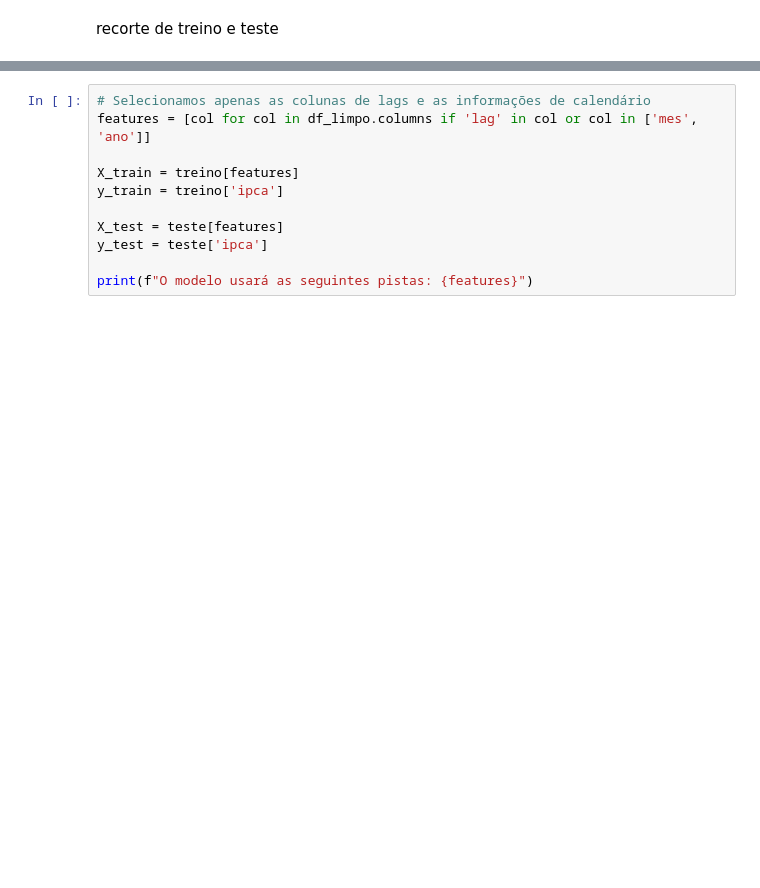
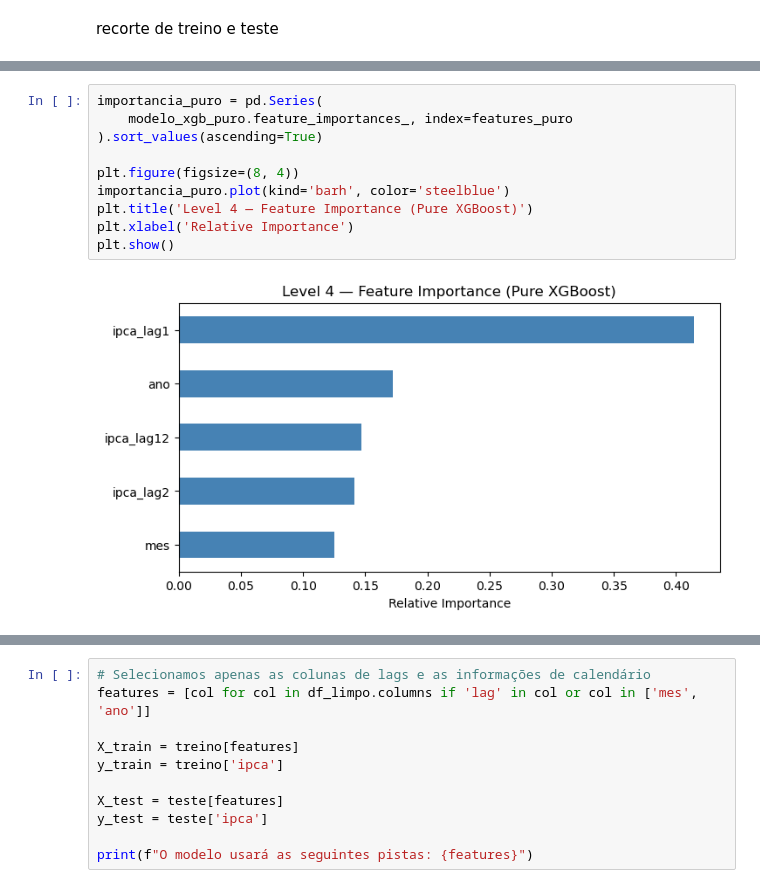
Before and after one commit to Marques07/IPCA-Prophet-Forecasting, a Jupyter notebook: 03_XGBoost_Modelagem.ipynb, the cells around one changed output, grey strips where cells are left out. Drawn from its saved outputs; the diff is of its cells as text; blank space fills up the shorter version.

```diff
--- a/03_XGBoost_Modelagem.ipynb
+++ b/03_XGBoost_Modelagem.ipynb
@@ -122,0 +276,12 @@ Meses no teste: 4
+# %%
+importancia_puro = pd.Series(
+    modelo_xgb_puro.feature_importances_, index=features_puro
+).sort_values(ascending=True)
+
+plt.figure(figsize=(8, 4))
+importancia_puro.plot(kind='barh', color='steelblue')
+plt.title('Level 4 — Feature Importance (Pure XGBoost)')
+plt.xlabel('Relative Importance')
+plt.show()
+# %% [output]
+[figure, added]
```
Also changed, not shown: parts of 10 cells of this notebook, 2 other files.
